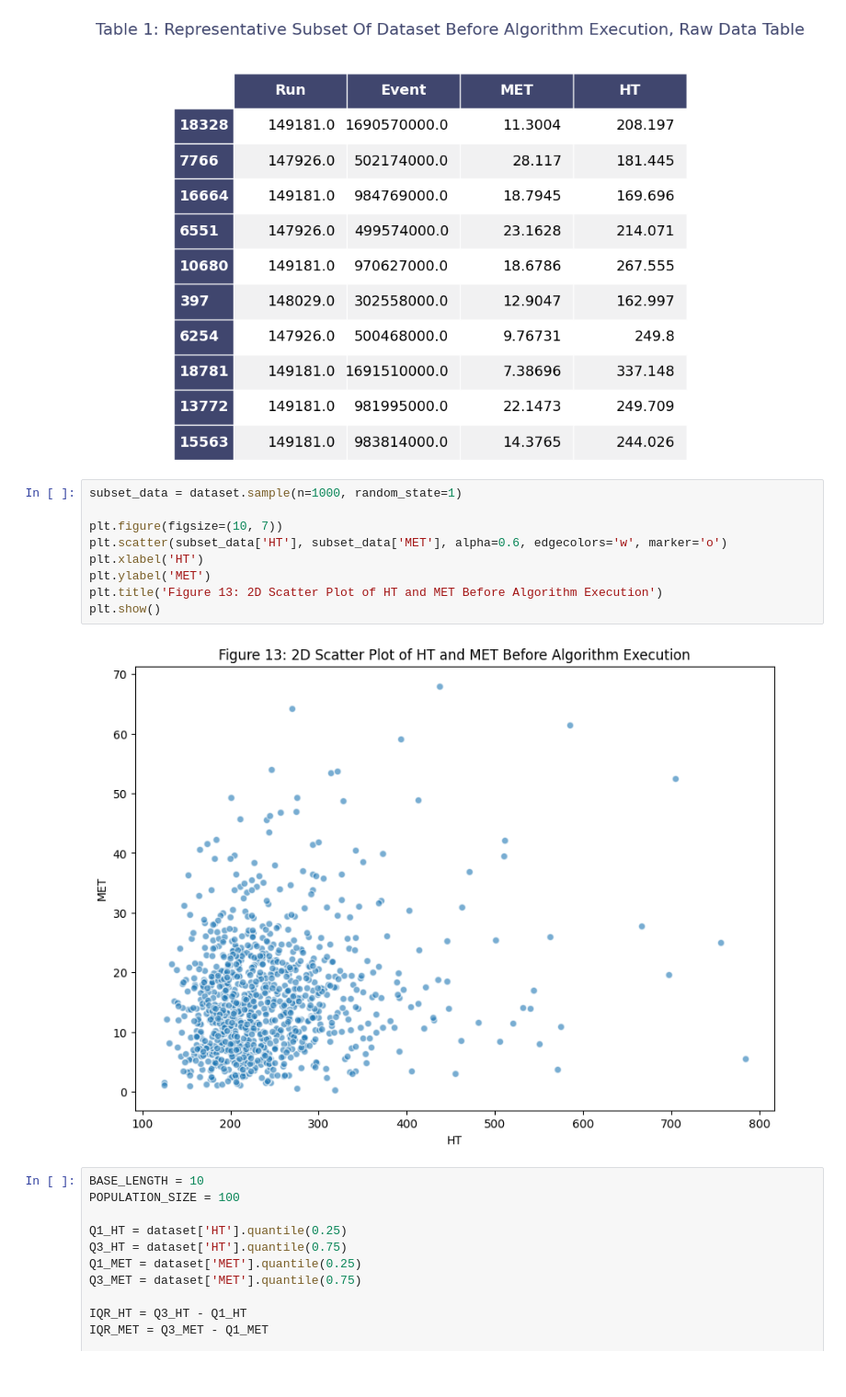
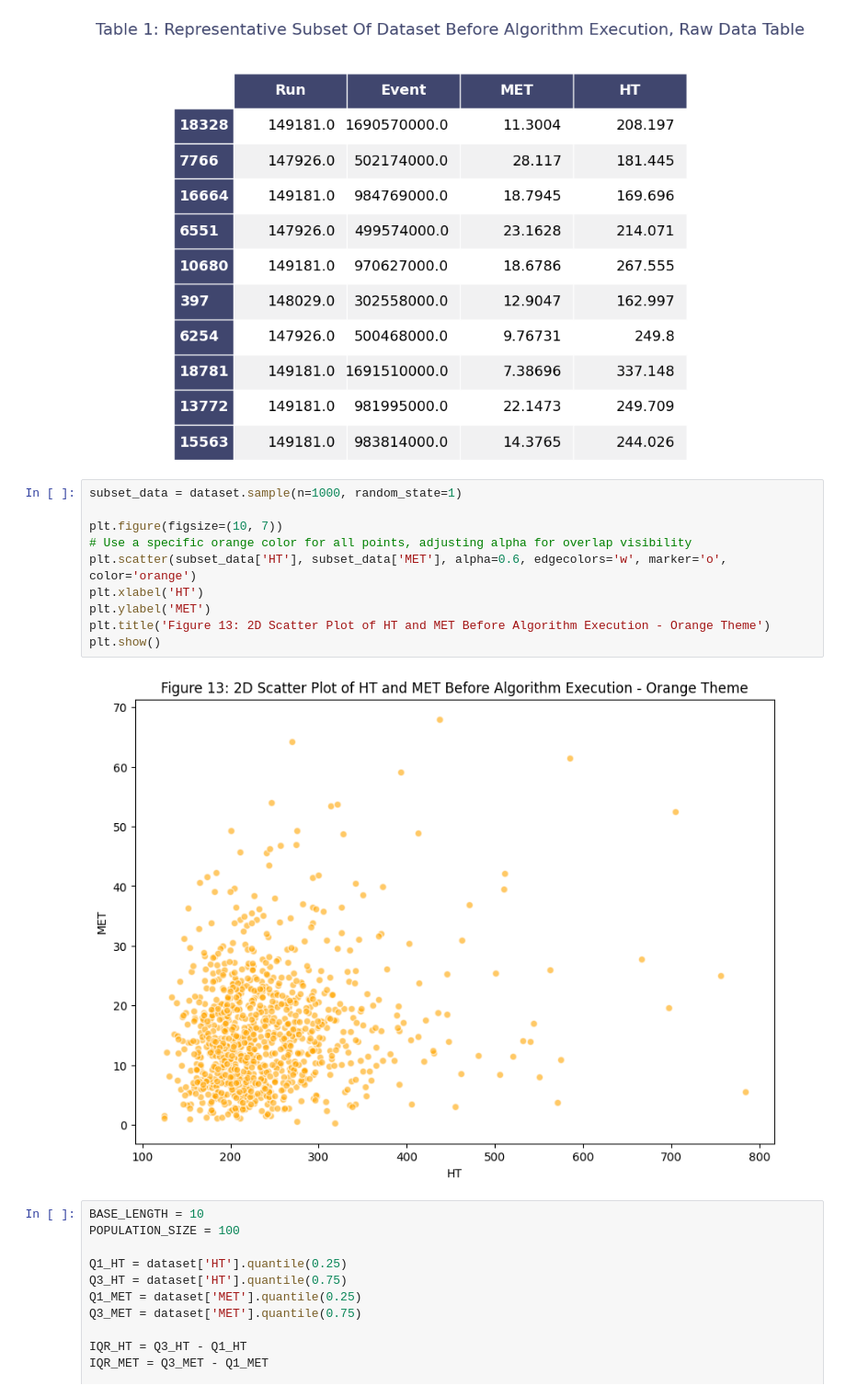
Before and after one commit to rtenacity/dark-matter-genetic, a Jupyter notebook: main.ipynb, the cells around one changed output. Shown at 92% size. Saved outputs shown, nothing was run; the diff lists cells and outputs as text.

```diff
--- a/main.ipynb
+++ b/main.ipynb
@@ -68,14 +68,15 @@ fig2_rounded, ax2_rounded = render_mpl_table(rounded_subset_data, header_columns
 # %%
 subset_data = dataset.sample(n=1000, random_state=1)
 
 plt.figure(figsize=(10, 7))
-plt.scatter(subset_data['HT'], subset_data['MET'], alpha=0.6, edgecolors='w', marker='o')
+# Use a specific orange color for all points, adjusting alpha for overlap visibility
+plt.scatter(subset_data['HT'], subset_data['MET'], alpha=0.6, edgecolors='w', marker='o', color='orange')
 plt.xlabel('HT')
 plt.ylabel('MET')
-plt.title('Figure 13: 2D Scatter Plot of HT and MET Before Algorithm Execution')
+plt.title('Figure 13: 2D Scatter Plot of HT and MET Before Algorithm Execution - Orange Theme')
 plt.show()
 # %% [output]
-[figure, old version]
+[figure, new version]
 # %%
 BASE_LENGTH = 10
 POPULATION_SIZE = 100
```
Also changed, not shown: parts of 2 cells of this notebook.
